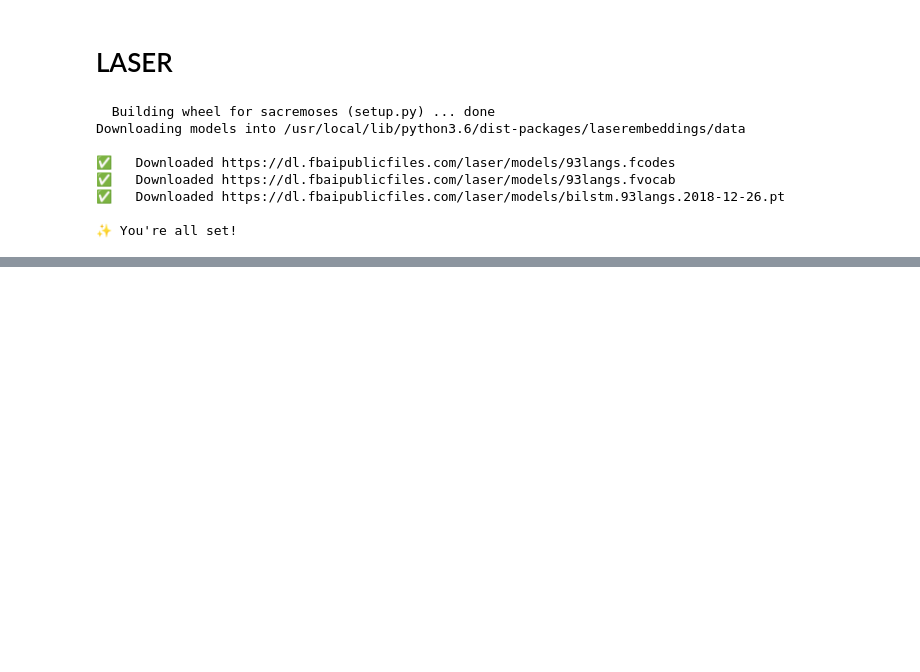
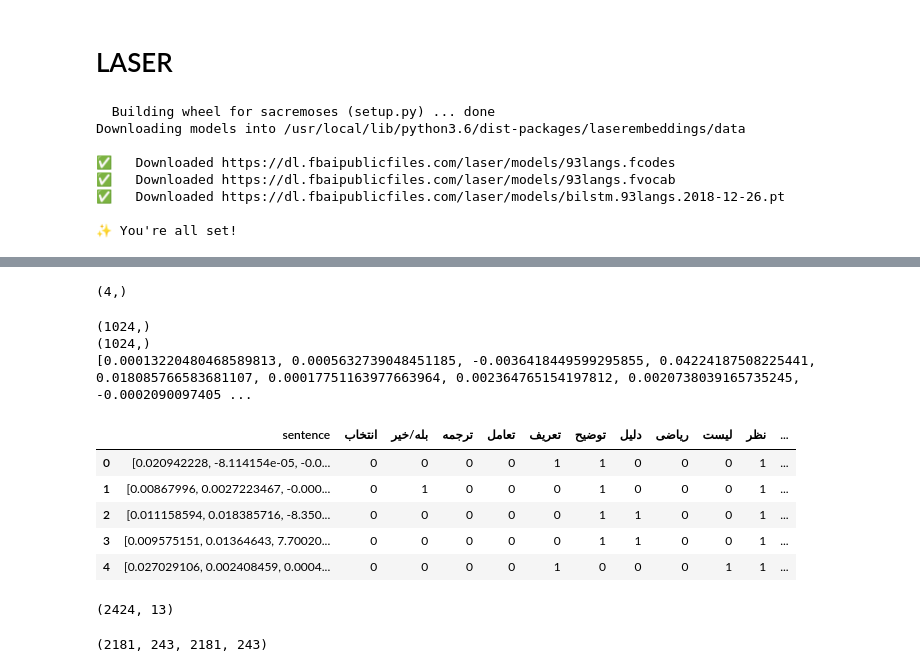
Before and after one commit to AliAkbarBadri/q-type-topic, a Jupyter notebook: LSTM.ipynb, the cells around one changed output, grey strips where cells are left out. Saved outputs shown, nothing was run; the diff lists cells and outputs as text; code cells hidden in the pictures; blank space fills up the shorter version.

Commit message:
Add LASER part

```diff
--- a/LSTM.ipynb
+++ b/LSTM.ipynb
@@ -341,0 +329,4 @@ ValueError: ignored
+# %%
+from laserembeddings import Laser
+from __future__ import unicode_literals
+laser = Laser()
@@ -341,0 +336,4 @@ ValueError: ignored
+# %%
+np.array([1,2,3,4]).shape
+# %% [output]
+(4,)
@@ -341,0 +342,27 @@ ValueError: ignored
+# %%
+print(np.asarray(embedding[0]).astype(np.float32).shape)
+print(embedding[0].reshape(-1).shape)
+# print(embedding[0][0])
+# print()
+print(embedding[0].tolist())
+# %% [output]
+(1024,)
+(1024,)
+[0.00013220480468589813, 0.0005632739048451185, -0.0036418449599295855, 0.04224187508225441, 0.018085766583681107, 0.00017751163977663964, 0.002364765154197812, 0.0020738039165735245, -0.0002090097405 ...
+# %%
+df_types = pd.read_csv("/content/drive/My Drive/topics-for-types/df_types.csv")
+# %%
+df_types['sentence'] = df_types['sentence'].apply(lambda sent: laser.embed_sentences(sent, lang='fa')[0])
+# %%
+df_types.head()
+# %% [output]
+|  | sentence | انتخاب | بله/خیر | ترجمه | تعامل | تعریف | توضیح | دلیل | ریاضی | لیست | نظر | ... |
+| 0 | [0.020942228, -8.114154e-05, -0.0... | 0 | 0 | 0 | 0 | 1 | 1 | 0 | 0 | 0 | 1 | ... |
+| 1 | [0.00867996, 0.0027223467, -0.000... | 0 | 1 | 0 | 0 | 0 | 1 | 0 | 0 | 0 | 1 | ... |
+| 2 | [0.011158594, 0.018385716, -8.350... | 0 | 0 | 0 | 0 | 0 | 1 | 1 | 0 | 0 | 1 | ... |
+| 3 | [0.009575151, 0.01364643, 7.70020... | 0 | 0 | 0 | 0 | 0 | 1 | 1 | 0 | 0 | 1 | ... |
+| 4 | [0.027029106, 0.002408459, 0.0004... | 0 | 0 | 0 | 0 | 1 | 0 | 0 | 0 | 1 | 1 | ... |
+# %%
+df_types.shape
+# %% [output]
+(2424, 13)
@@ -341,0 +379,4 @@ ValueError: ignored
+# %%
+len(X_train),len(X_test),len(y_train),len(y_test)
+# %% [output]
+(2181, 243, 2181, 243)
```
Also changed, not shown: parts of 47 cells of this notebook.
